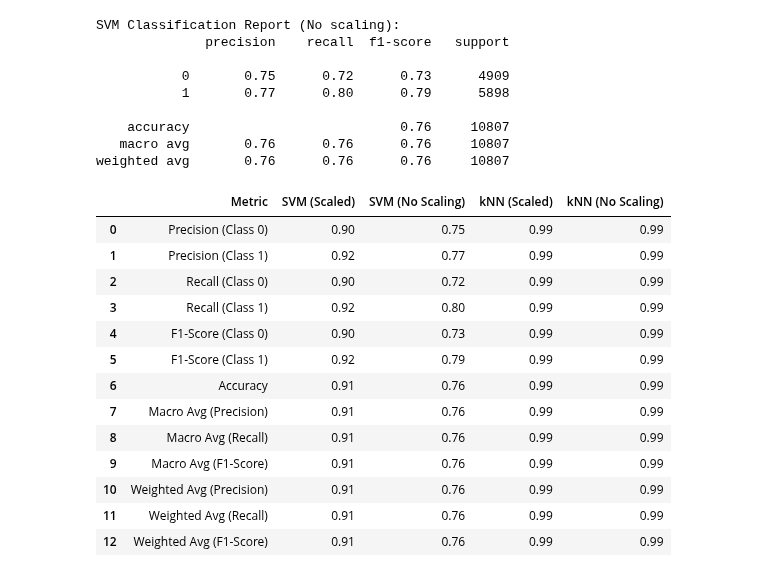
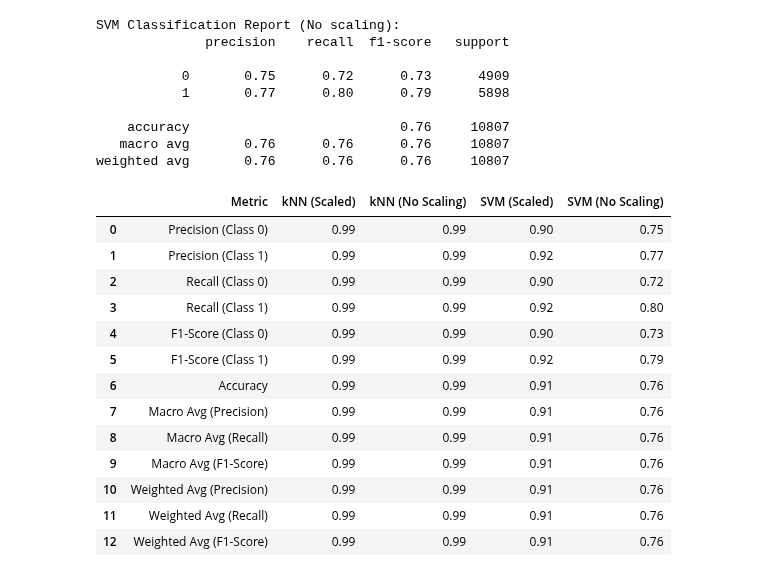
Before and after one commit to jemlau/PredictiveAnalyticsWithPython, a Jupyter notebook: Topic2/MushroomDataset.ipynb, the cells around one changed output. Cells and saved outputs as stored; diff of their text form; code cells hidden in the pictures.

```diff
--- a/Topic2/MushroomDataset.ipynb
+++ b/Topic2/MushroomDataset.ipynb
@@ -263,33 +263,33 @@ weighted avg       0.76      0.76      0.76     10807
 # %%
 comparison_df = pd.DataFrame({
     "Metric": [
         "Precision (Class 0)", "Precision (Class 1)",
         "Recall (Class 0)", "Recall (Class 1)",
         "F1-Score (Class 0)", "F1-Score (Class 1)",
         "Accuracy",
         "Macro Avg (Precision)", "Macro Avg (Recall)", "Macro Avg (F1-Score)",
         "Weighted Avg (Precision)", "Weighted Avg (Recall)", "Weighted Avg (F1-Score)"
     ],
+    "kNN (Scaled)": [0.99, 0.99, 0.99, 0.99, 0.99, 0.99, 0.99, 0.99, 0.99, 0.99, 0.99, 0.99, 0.99],
+    "kNN (No Scaling)": [0.99, 0.99, 0.99, 0.99, 0.99, 0.99, 0.99, 0.99, 0.99, 0.99, 0.99, 0.99, 0.99],
     "SVM (Scaled)": [0.90, 0.92, 0.90, 0.92, 0.90, 0.92, 0.91, 0.91, 0.91, 0.91, 0.91, 0.91, 0.91],
-    "SVM (No Scaling)": [0.75, 0.77, 0.72, 0.80, 0.73, 0.79, 0.76, 0.76, 0.76, 0.76, 0.76, 0.76, 0.76],
-    "kNN (Scaled)": [0.99, 0.99, 0.99, 0.99, 0.99, 0.99, 0.99, 0.99, 0.99, 0.99, 0.99, 0.99, 0.99],
-    "kNN (No Scaling)": [0.99, 0.99, 0.99, 0.99, 0.99, 0.99, 0.99, 0.99, 0.99, 0.99, 0.99, 0.99, 0.99]
+    "SVM (No Scaling)": [0.75, 0.77, 0.72, 0.80, 0.73, 0.79, 0.76, 0.76, 0.76, 0.76, 0.76, 0.76, 0.76]
 })
 
 
 display(comparison_df)
 # %% [output]
-|  | Metric | SVM (Scaled) | SVM (No Scaling) | kNN (Scaled) | kNN (No Scaling) |
-| 0 | Precision (Class 0) | 0.90 | 0.75 | 0.99 | 0.99 |
-| 1 | Precision (Class 1) | 0.92 | 0.77 | 0.99 | 0.99 |
-| 2 | Recall (Class 0) | 0.90 | 0.72 | 0.99 | 0.99 |
-| 3 | Recall (Class 1) | 0.92 | 0.80 | 0.99 | 0.99 |
-| 4 | F1-Score (Class 0) | 0.90 | 0.73 | 0.99 | 0.99 |
-| 5 | F1-Score (Class 1) | 0.92 | 0.79 | 0.99 | 0.99 |
-| 6 | Accuracy | 0.91 | 0.76 | 0.99 | 0.99 |
-| 7 | Macro Avg (Precision) | 0.91 | 0.76 | 0.99 | 0.99 |
-| 8 | Macro Avg (Recall) | 0.91 | 0.76 | 0.99 | 0.99 |
-| 9 | Macro Avg (F1-Score) | 0.91 | 0.76 | 0.99 | 0.99 |
-| 10 | Weighted Avg (Precision) | 0.91 | 0.76 | 0.99 | 0.99 |
-| 11 | Weighted Avg (Recall) | 0.91 | 0.76 | 0.99 | 0.99 |
-| 12 | Weighted Avg (F1-Score) | 0.91 | 0.76 | 0.99 | 0.99 |
+|  | Metric | kNN (Scaled) | kNN (No Scaling) | SVM (Scaled) | SVM (No Scaling) |
+| 0 | Precision (Class 0) | 0.99 | 0.99 | 0.90 | 0.75 |
+| 1 | Precision (Class 1) | 0.99 | 0.99 | 0.92 | 0.77 |
+| 2 | Recall (Class 0) | 0.99 | 0.99 | 0.90 | 0.72 |
+| 3 | Recall (Class 1) | 0.99 | 0.99 | 0.92 | 0.80 |
+| 4 | F1-Score (Class 0) | 0.99 | 0.99 | 0.90 | 0.73 |
+| 5 | F1-Score (Class 1) | 0.99 | 0.99 | 0.92 | 0.79 |
+| 6 | Accuracy | 0.99 | 0.99 | 0.91 | 0.76 |
+| 7 | Macro Avg (Precision) | 0.99 | 0.99 | 0.91 | 0.76 |
+| 8 | Macro Avg (Recall) | 0.99 | 0.99 | 0.91 | 0.76 |
+| 9 | Macro Avg (F1-Score) | 0.99 | 0.99 | 0.91 | 0.76 |
+| 10 | Weighted Avg (Precision) | 0.99 | 0.99 | 0.91 | 0.76 |
+| 11 | Weighted Avg (Recall) | 0.99 | 0.99 | 0.91 | 0.76 |
+| 12 | Weighted Avg (F1-Score) | 0.99 | 0.99 | 0.91 | 0.76 |
```
